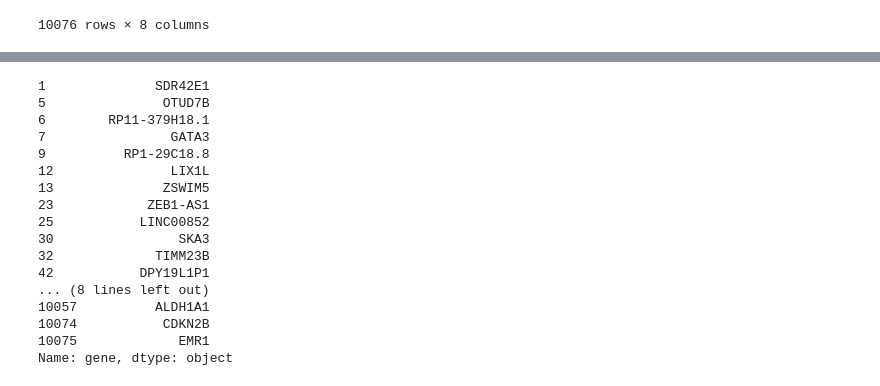
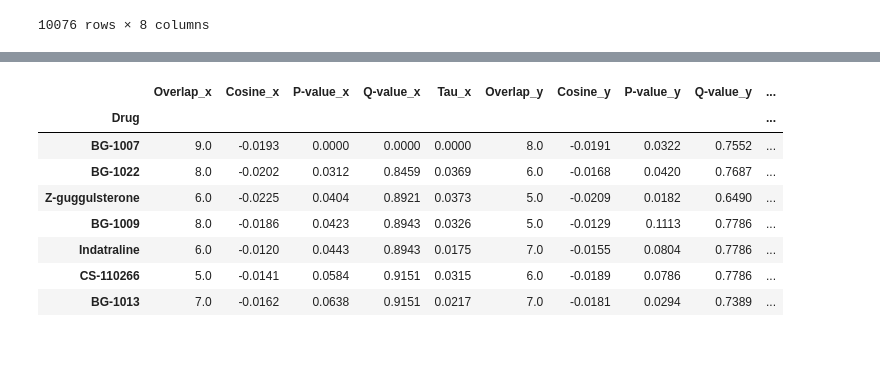
Before and after one commit to dcolinmorgan/MIMB, a Jupyter notebook: PRS_MMoll.ipynb, the cells around one changed output, grey strips where cells are left out. Drawn from its saved outputs; the diff is of its cells as text; code cells hidden in the pictures; blank space fills up the shorter version.

```diff
--- a/PRS_MMoll.ipynb
+++ b/PRS_MMoll.ipynb
@@ -268,20 +260,0 @@ plt.hist(gene_diffB.ab_diff[np.abs(gene_diffB.ab_diff)>1],bins=10)
-# %%
-gene_diffB.gene[np.abs(gene_diffB.ab_diff)>1]
-# %% [output]
-1              SDR42E1
-5               OTUD7B
-6        RP11-379H18.1
-7                GATA3
-9          RP1-29C18.8
-12               LIX1L
-13              ZSWIM5
-23            ZEB1-AS1
-25           LINC00852
-30                SKA3
-32             TIMM23B
-42           DPY19L1P1
-... (8 lines left out)
-10057          ALDH1A1
-10074           CDKN2B
-10075             EMR1
-Name: gene, dtype: object
@@ -287,0 +267,20 @@ Name: gene, dtype: object
+# %%
+rx_TRS=pd.read_csv('drive/My Drive/PRS_MMoll/TRS_drugs.csv',sep=',',header=0,index_col=1)
+rx_TRS.columns=rx_TRS.columns.str.split(' ').str[0].tolist()
+rx_TRS=rx_TRS[['Overlap','Cosine','P-value','Q-value','Tau']]
+
+rx_PRS=pd.read_csv('drive/My Drive/PRS_MMoll/PRS_drugs.csv',sep=',',header=0,index_col=1)
+rx_PRS.columns=rx_PRS.columns.str.split(' ').str[0].tolist()
+rx_PRS=rx_PRS[['Overlap','Cosine','P-value','Q-value','Tau']]
+# %%
+rx_TRS.merge(rx_PRS,right_index=True,left_index=True)
+# %% [output]
+|  | Overlap_x | Cosine_x | P-value_x | Q-value_x | Tau_x | Overlap_y | Cosine_y | P-value_y | Q-value_y | ... |
+| Drug |  |  |  |  |  |  |  |  |  | ... |
+| BG-1007 | 9.0 | -0.0193 | 0.0000 | 0.0000 | 0.0000 | 8.0 | -0.0191 | 0.0322 | 0.7552 | ... |
+| BG-1022 | 8.0 | -0.0202 | 0.0312 | 0.8459 | 0.0369 | 6.0 | -0.0168 | 0.0420 | 0.7687 | ... |
+| Z-guggulsterone | 6.0 | -0.0225 | 0.0404 | 0.8921 | 0.0373 | 5.0 | -0.0209 | 0.0182 | 0.6490 | ... |
+| BG-1009 | 8.0 | -0.0186 | 0.0423 | 0.8943 | 0.0326 | 5.0 | -0.0129 | 0.1113 | 0.7786 | ... |
+| Indatraline | 6.0 | -0.0120 | 0.0443 | 0.8943 | 0.0175 | 7.0 | -0.0155 | 0.0804 | 0.7786 | ... |
+| CS-110266 | 5.0 | -0.0141 | 0.0584 | 0.9151 | 0.0315 | 6.0 | -0.0189 | 0.0786 | 0.7786 | ... |
+| BG-1013 | 7.0 | -0.0162 | 0.0638 | 0.9151 | 0.0217 | 7.0 | -0.0181 | 0.0294 | 0.7389 | ... |
```
Also changed, not shown: parts of 5 cells of this notebook.
